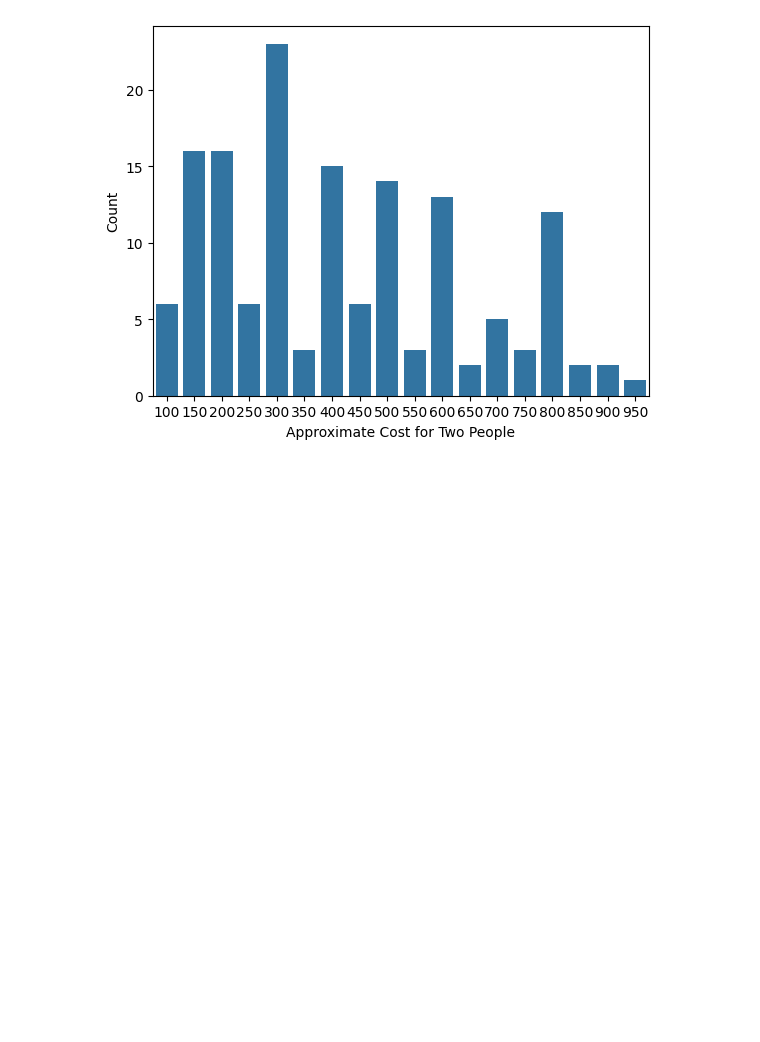
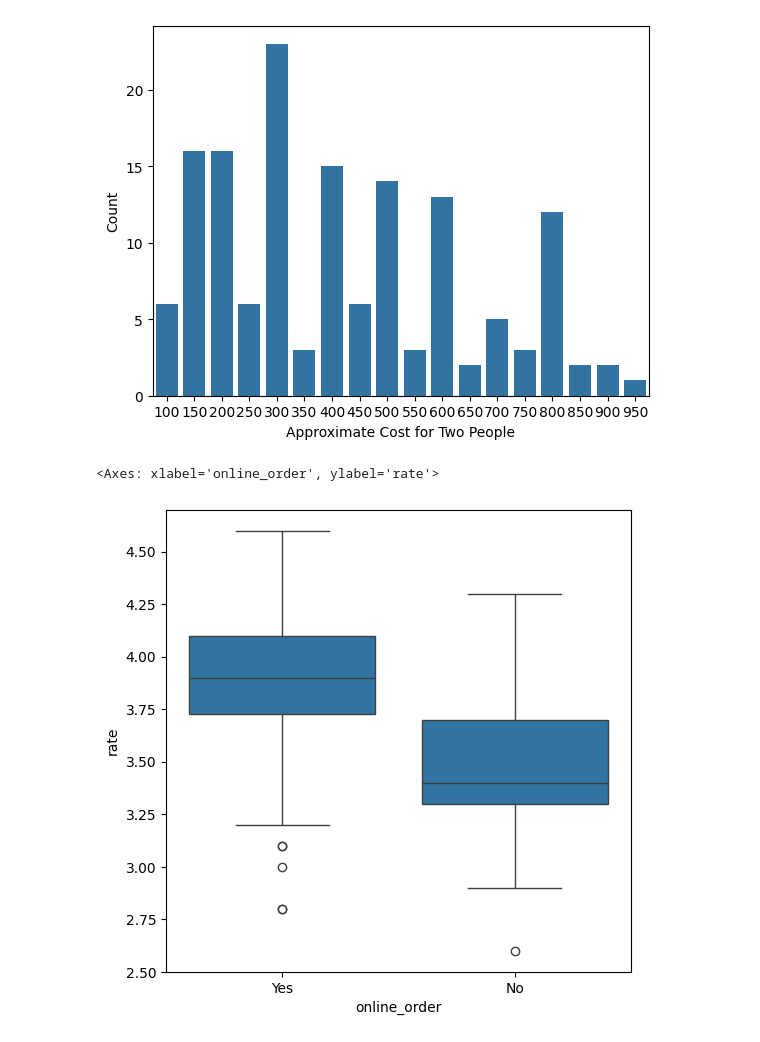
Before and after one commit to premjha9625/DataScience, a Jupyter notebook: Zomato Data Analysis/data.ipynb, the cells around one changed output. Cells and saved outputs as stored; diff of their text form; code cells hidden in the pictures; blank space fills up the shorter version.

```diff
--- a/Zomato Data Analysis/data.ipynb
+++ b/Zomato Data Analysis/data.ipynb
@@ -103,3 +103,9 @@ plt.ylabel("Count")
 # %% [output]
 Text(0, 0.5, 'Count')
 [figure]
+# %%
+plt.figure(figsize = (6,6))
+sns.boxplot(x = 'online_order', y = 'rate', data = dataframe)
+# %% [output]
+<Axes: xlabel='online_order', ylabel='rate'>
+[figure, added]
```
Also changed, not shown: parts of 1 cell of this notebook, 7 other files.
